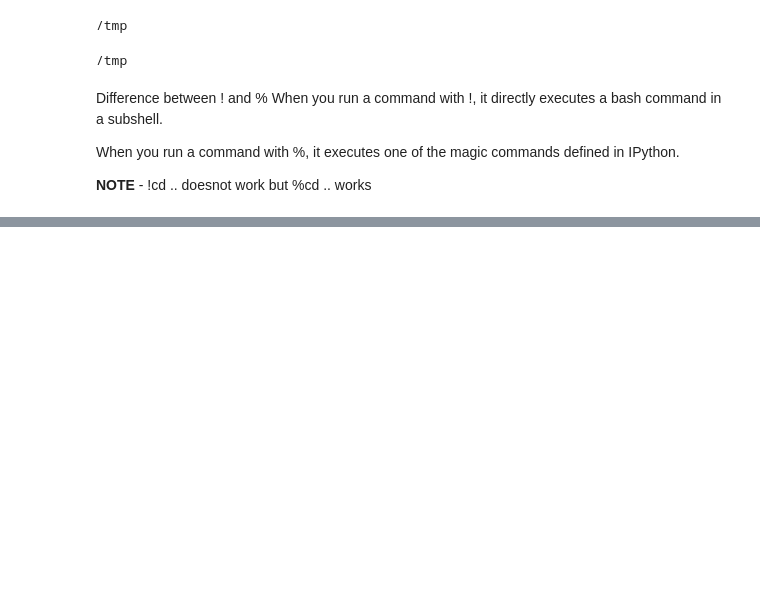
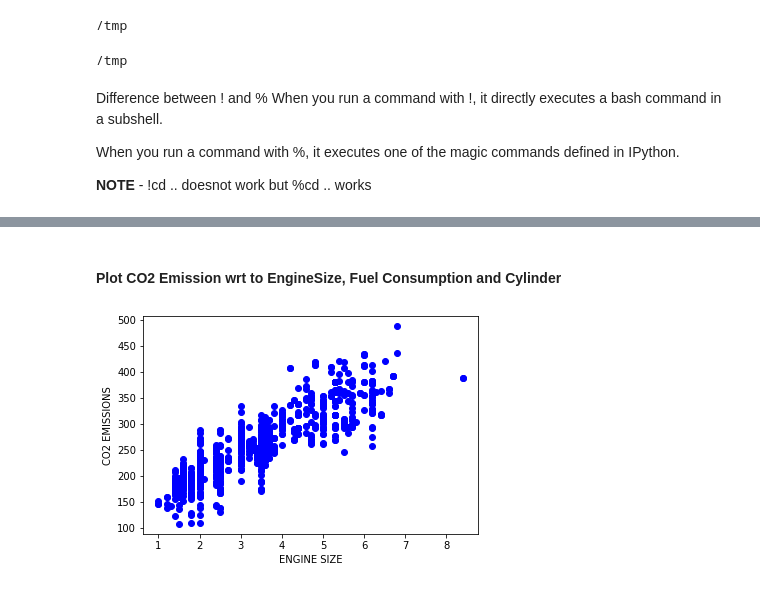
Before and after one commit to skarot/MachineLearning, a Jupyter notebook: Regression_SimpleLinearReg.ipynb, the cells around one changed output, grey strips where cells are left out. Cells and saved outputs as stored; diff of their text form; code cells hidden in the pictures; blank space fills up the shorter version.

```diff
--- a/Regression_SimpleLinearReg.ipynb
+++ b/Regression_SimpleLinearReg.ipynb
@@ -69,0 +110,9 @@ When you run a command with %, it executes one of the magic commands defined in
+# %% [markdown]
+#### Plot CO2 Emission wrt to EngineSize, Fuel Consumption and Cylinder
+# %%
+plt.scatter(cdf.ENGINESIZE, cdf.CO2EMISSIONS, color='blue')
+plt.xlabel('ENGINE SIZE')
+plt.ylabel('CO2 EMISSIONS')
+plt.show()
+# %% [output]
+[figure, added]
```
Also changed, not shown: parts of 17 cells of this notebook.
